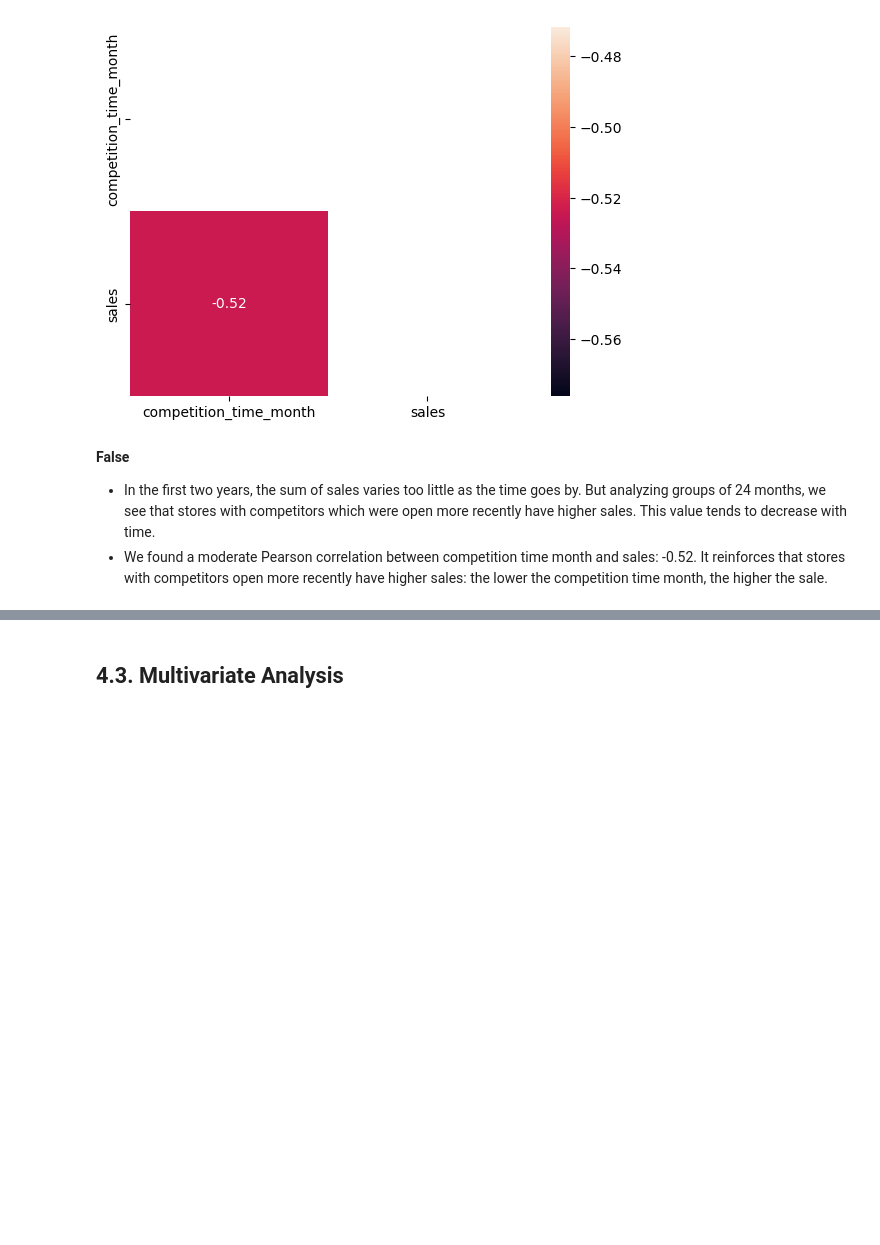
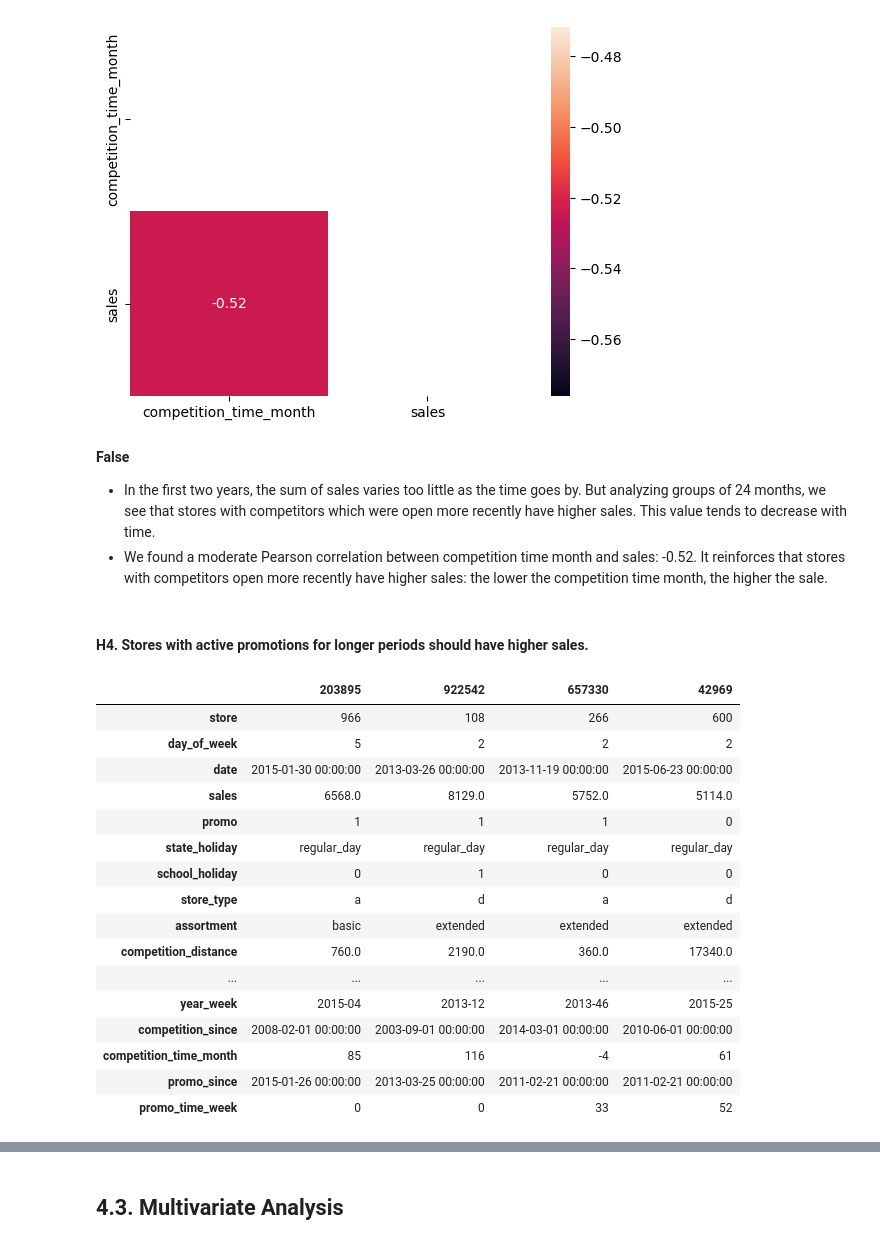
Before and after one commit to lucasquemelli/Rossman_Store_Sales, a Jupyter notebook: rossmann_store_sales.ipynb, the cells around one changed output, grey strips where cells are left out. Drawn from its saved outputs; the diff is of its cells as text; code cells hidden in the pictures; blank space fills up the shorter version.

```diff
--- a/rossmann_store_sales.ipynb
+++ b/rossmann_store_sales.ipynb
@@ -1110,3 +1110,25 @@ sns.heatmap(aux1.corr(method="pearson"), mask = mask, annot=True);
 
 - In the first two years, the sum of sales varies too little as the time goes by. But analyzing groups of 24 months, we see that stores with competitors which were open more recently have higher sales. This value tends to decrease with time.
 - We found a moderate Pearson correlation between competition time month and sales: -0.52. It reinforces that stores with competitors open more recently have higher sales: the lower the competition time month, the higher the sale.
+# %% [markdown]
+#### H4. Stores with active promotions for longer periods should have higher sales.
+# %%
+df4.sample(4).T
+# %% [output]
+|  | 203895 | 922542 | 657330 | 42969 |
+| store | 966 | 108 | 266 | 600 |
+| day_of_week | 5 | 2 | 2 | 2 |
+| date | 2015-01-30 00:00:00 | 2013-03-26 00:00:00 | 2013-11-19 00:00:00 | 2015-06-23 00:00:00 |
+| sales | 6568.0 | 8129.0 | 5752.0 | 5114.0 |
+| promo | 1 | 1 | 1 | 0 |
+| state_holiday | regular_day | regular_day | regular_day | regular_day |
+| school_holiday | 0 | 1 | 0 | 0 |
+| store_type | a | d | a | d |
+| assortment | basic | extended | extended | extended |
+| competition_distance | 760.0 | 2190.0 | 360.0 | 17340.0 |
+| ... | ... | ... | ... | ... |
+| year_week | 2015-04 | 2013-12 | 2013-46 | 2015-25 |
+| competition_since | 2008-02-01 00:00:00 | 2003-09-01 00:00:00 | 2014-03-01 00:00:00 | 2010-06-01 00:00:00 |
+| competition_time_month | 85 | 116 | -4 | 61 |
+| promo_since | 2015-01-26 00:00:00 | 2013-03-25 00:00:00 | 2011-02-21 00:00:00 | 2011-02-21 00:00:00 |
+| promo_time_week | 0 | 0 | 33 | 52 |
```
Also changed, not shown: parts of 4 cells of this notebook.
